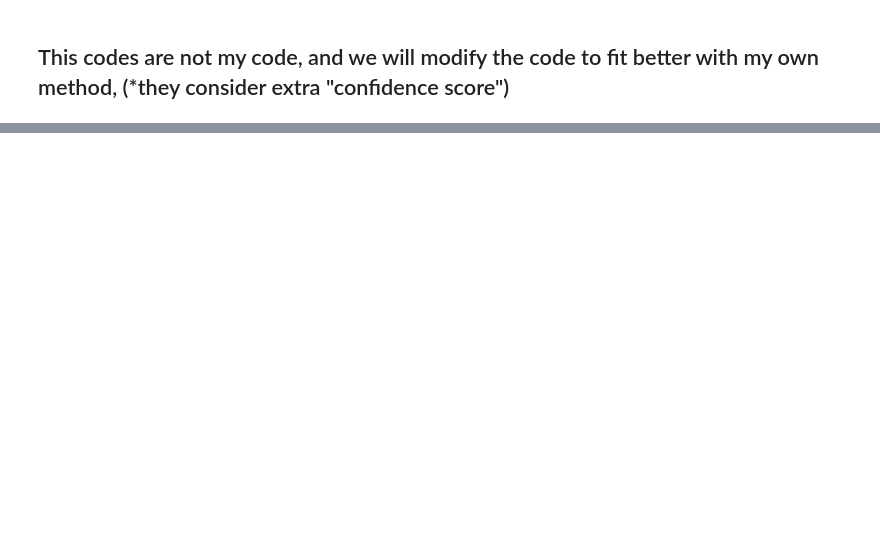
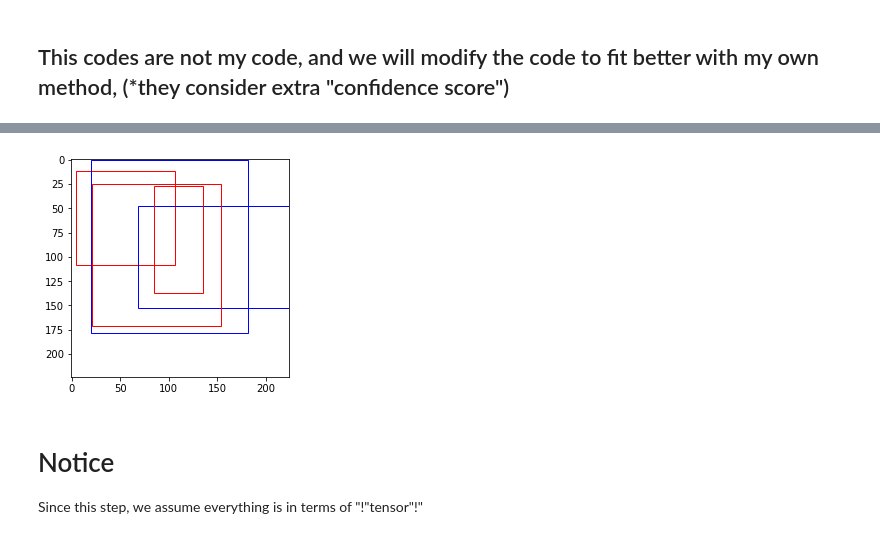
Before and after one commit to hslrock/ObjectDetection_, a Jupyter notebook: 0_ Data_Preparation-Copy1.ipynb, the cells around one changed output, grey strips where cells are left out. Saved outputs shown, nothing was run; the diff lists cells and outputs as text; code cells hidden in the pictures; blank space fills up the shorter version.

```diff
--- a/0_ Data_Preparation-Copy1.ipynb
+++ b/0_ Data_Preparation-Copy1.ipynb
@@ -127,7 +134,7 @@ class PetData(Dataset):
 # %%
 
 BATCH_SIZE = 20
-train_ds = PetData(df, train=True)
+train_ds = PetData(df, train=True,tensor_return=False)
 
 def collate_fn(batch):
     return tuple(zip(*batch))
@@ -166,13 +173,13 @@ def disp_batch(batch,batch_img=False) :
     batch_img: if true: select one random input from a batch, else: process one img
     '''
     if batch_img:
-        image, target, _ = batch
+        image, target = batch
         n = np.random.randint(0, len(image))
         n=0
         im = image[n].permute(1, 2, 0).numpy()
         bbox=np.concatenate((target[n][0][0],target[n][0][1]))
     else:
-        image, target, _ = batch
+        image, target = batch
         im=image.permute(1,2,0).numpy()
         bbox=np.concatenate((target[0][0],target[0][1]))
 
@@ -310,0 +334,35 @@ print(iou(predicted_box,true_bbox_array))
+# %%
+def get_random_gt_(data):
+    return [data[x][1][0] for x in [random.randint(0,len(data)-1) for _ in range(5)]]
+def get_random_pd_(gts):
+    newbox_list=[]
+    conf_score_list=[]
+    for bbox in gts:
+        newx1=bbox.x1+((random.randint(0,1)*-1)*random.randint(0,10))
+        newx2=bbox.x2+((random.randint(0,1)*-1)*random.randint(0,10))
+        newy1=bbox.y1+((random.randint(0,1)*-1)*random.randint(0,10))
+        newy2=bbox.y2+((random.randint(0,1)*-1)*random.randint(0,10))
+        newbox_list.append(torch.tensor((newx1,newx2,newy1,newy2,random.randint(0,1),random.uniform(0.5,1))))
+    for _ in range(3):
+        i=random.randint(0,len(gts)-1)
+        newx1=multiple_gt[i].x1+((random.randint(0,1)*-1)*random.randint(0,20))
+        newx2=multiple_gt[i].x2+((random.randint(0,1)*-1)*random.randint(0,20))
+        newy1=multiple_gt[i].y1+((random.randint(0,1)*-1)*random.randint(0,20))
+        newy2=multiple_gt[i].y2+((random.randint(0,1)*-1)*random.randint(0,20))
+        newbox_list.append(torch.tensor((newx1,newx2,newy1,newy2,random.randint(0,1),random.uniform(0.5,1))))
+    return torch.stack(newbox_list)
+multiple_gt=get_random_gt_(train_ds)
+multiple_gt=BoundingBoxesOnImage(multiple_gt,(3,224,224))
+
+multiple_pt=get_random_pd_(multiple_gt)
+
+print(
+    '''
+Ground Truth:
+''')
+for i in multiple_gt:
+    print(i)
+
+print('''\nPredicted Model Output:\n''' )
+
+print(multiple_pt)
@@ -310,0 +388,8 @@ print(iou(predicted_box,true_bbox_array))
+# %%
+draw_box(np.ones(img.shape),multiple_gt)
+# %% [output]
+[figure, added]
+# %% [markdown]
+# Notice
+
+Since this step, we assume everything is in terms of "!"tensor"!"
```
Also changed, not shown: parts of 30 cells of this notebook, 1 other file.
